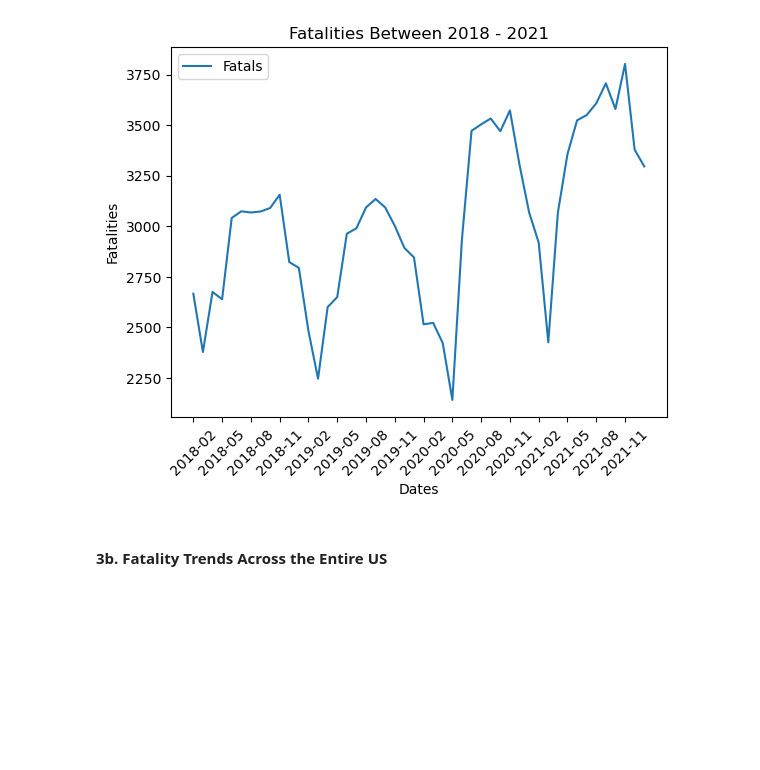
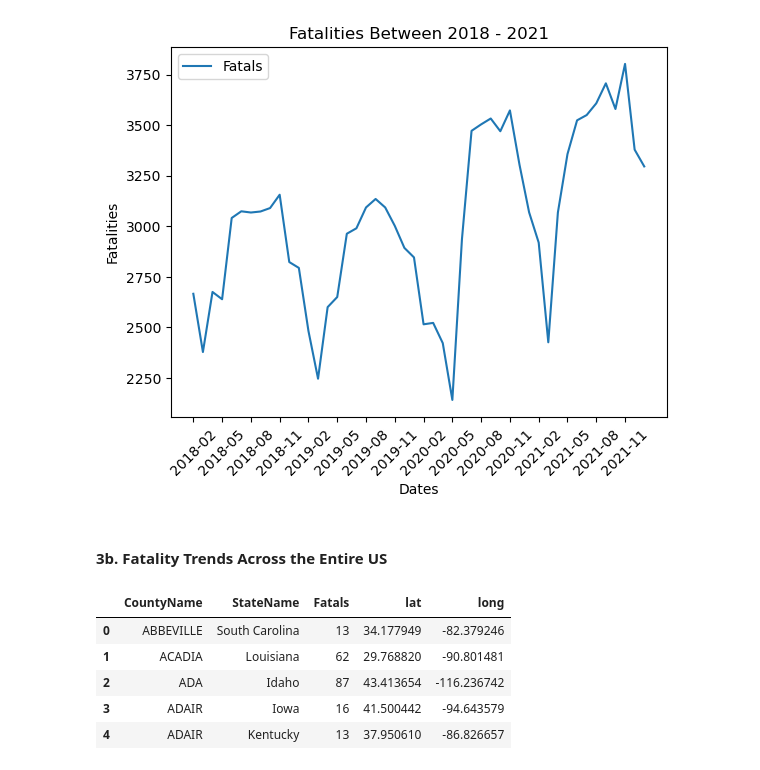
Before and after one commit to dcheung0720/Data-Wizards-1, a Jupyter notebook: Analysis/CrashAnalysis.ipynb, the cells around one changed output. Cells and saved outputs as stored; diff of their text form; code cells hidden in the pictures; blank space fills up the shorter version.

Commit message:
added fatalities by location

```diff
--- a/Analysis/CrashAnalysis.ipynb
+++ b/Analysis/CrashAnalysis.ipynb
@@ -356,4 +359,12 @@ plt.show()
 <h4>3b. Fatality Trends Across the Entire US </h4>
 # %%
 # Load the County_State_Fatalities csv with lat and lon
-df_fatalities_by_loc = pd.read_csv("../Resources/County_State_Fatalities_18-19.csv")
+df_fatalities_by_loc = pd.read_csv("../Resources/County_State_Fatalities_18-19.csv", index_col= 0)
+df_fatalities_by_loc.head()
+# %% [output]
+|  | CountyName | StateName | Fatals | lat | long |
+| 0 | ABBEVILLE | South Carolina | 13 | 34.177949 | -82.379246 |
+| 1 | ACADIA | Louisiana | 62 | 29.768820 | -90.801481 |
+| 2 | ADA | Idaho | 87 | 43.413654 | -116.236742 |
+| 3 | ADAIR | Iowa | 16 | 41.500442 | -94.643579 |
+| 4 | ADAIR | Kentucky | 13 | 37.950610 | -86.826657 |
```
Also changed, not shown: parts of 2 cells of this notebook.
